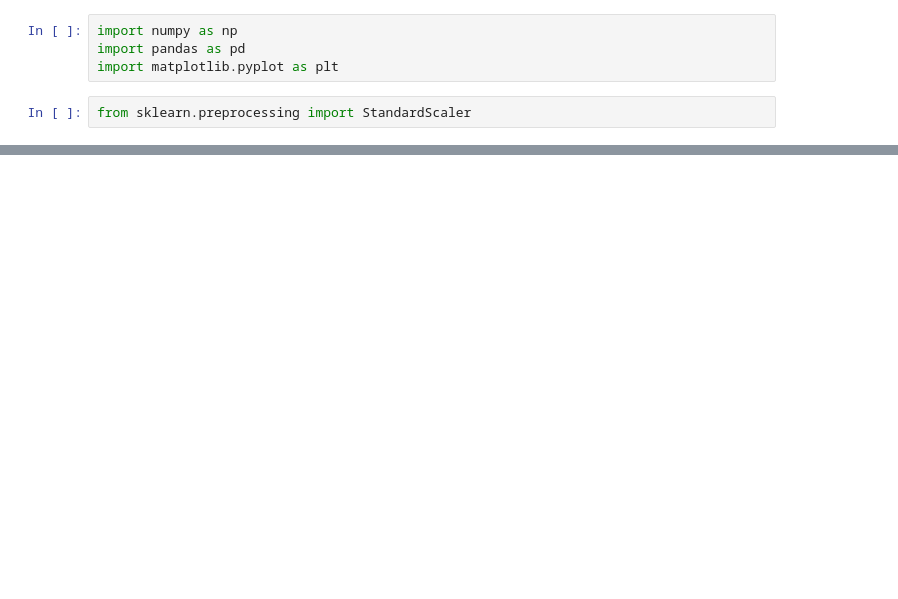
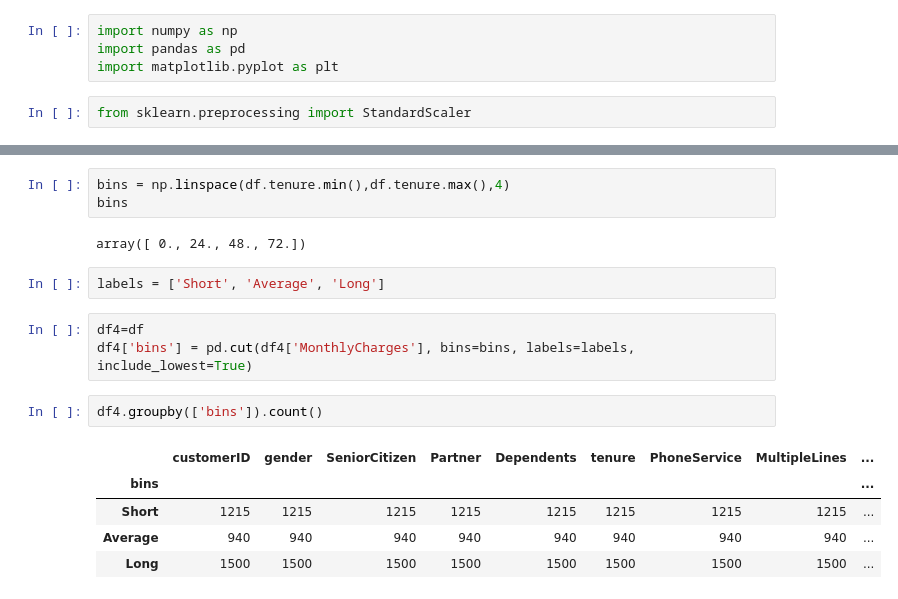
Before and after one commit to c-kruger/Data-Mining, a Jupyter notebook: DataMiningLab2.ipynb, the cells around one changed output, grey strips where cells are left out. Drawn from its saved outputs; the diff is of its cells as text; blank space fills up the shorter version.

```diff
--- a/DataMiningLab2.ipynb
+++ b/DataMiningLab2.ipynb
@@ -12,0 +201,18 @@ ParserError: ignored
+# %%
+bins = np.linspace(df.tenure.min(),df.tenure.max(),4)
+bins
+# %% [output]
+array([ 0., 24., 48., 72.])
+# %%
+labels = ['Short', 'Average', 'Long']
+# %%
+df4=df
+df4['bins'] = pd.cut(df4['MonthlyCharges'], bins=bins, labels=labels, include_lowest=True)
+# %%
+df4.groupby(['bins']).count()
+# %% [output]
+|  | customerID | gender | SeniorCitizen | Partner | Dependents | tenure | PhoneService | MultipleLines | ... |
+| bins |  |  |  |  |  |  |  |  | ... |
+| Short | 1215 | 1215 | 1215 | 1215 | 1215 | 1215 | 1215 | 1215 | ... |
+| Average | 940 | 940 | 940 | 940 | 940 | 940 | 940 | 940 | ... |
+| Long | 1500 | 1500 | 1500 | 1500 | 1500 | 1500 | 1500 | 1500 | ... |
```
Also changed, not shown: parts of 35 cells of this notebook.
